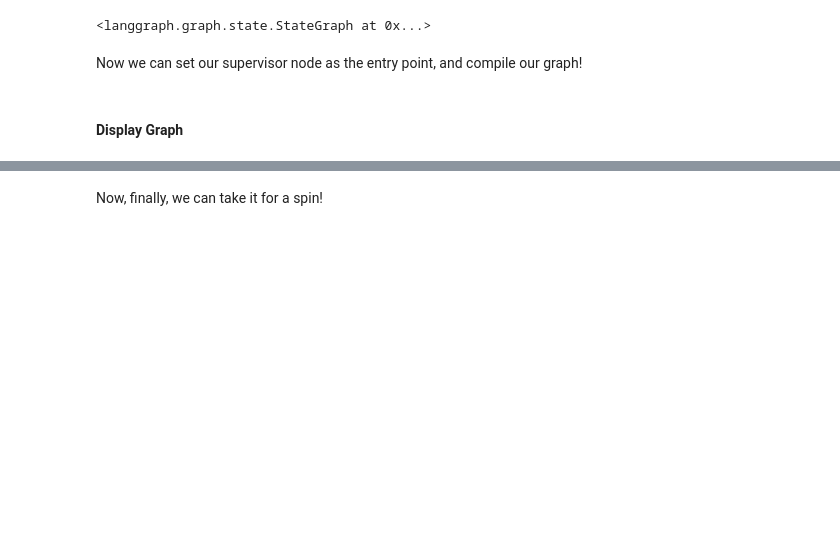
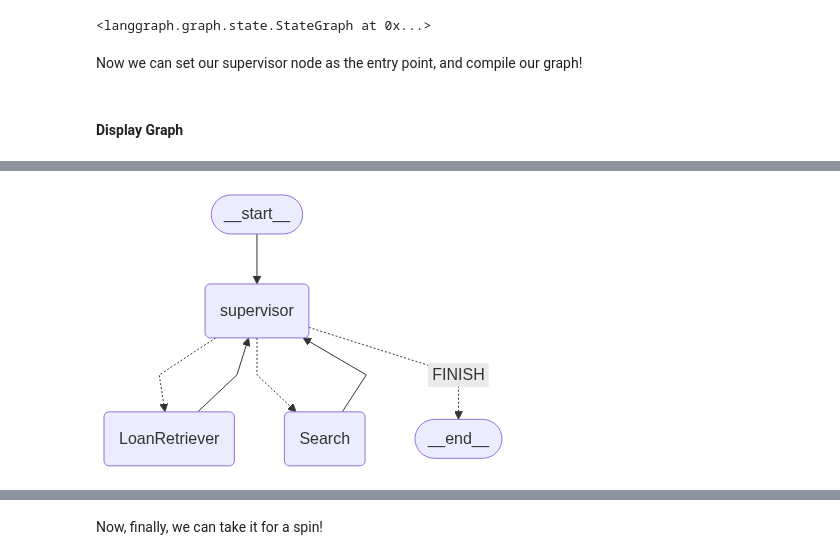
Before and after one commit to BQ31X/AIE7homework, a Jupyter notebook: 06_Multi_Agent_with_LangGraph/Multi_Agent_RAG_LangGraph.ipynb, the cells around one changed output, grey strips where cells are left out. Saved outputs shown, nothing was run; the diff lists cells and outputs as text; code cells hidden in the pictures; blank space fills up the shorter version.

Commit message:
checkpoint: to save my work, partway through Breakout #2, and added annotated image

```diff
--- a/06_Multi_Agent_with_LangGraph/Multi_Agent_RAG_LangGraph.ipynb
+++ b/06_Multi_Agent_with_LangGraph/Multi_Agent_RAG_LangGraph.ipynb
@@ -455,0 +567,20 @@ nest_asyncio.apply()
+# %%
+# Fixed version of the graph visualization - use API instead of PYPPETEER
+from IPython.display import Image, display
+from langchain_core.runnables.graph import CurveStyle, MermaidDrawMethod, NodeStyles
+
+display(
+    Image(
+        compiled_research_graph.get_graph().draw_mermaid_png(
+            curve_style=CurveStyle.LINEAR,
+            node_colors=NodeStyles(first="#ffdfba", last="#baffc9", default="#fad7de"),
+            wrap_label_n_words=9,
+            output_file_path=None,
+            draw_method=MermaidDrawMethod.API,
+            background_color="white",
+            padding=10,
+        )
+    )
+)
+# %% [output]
+[figure, added]
```
Also changed, not shown: parts of 23 cells of this notebook, 4 other files.
